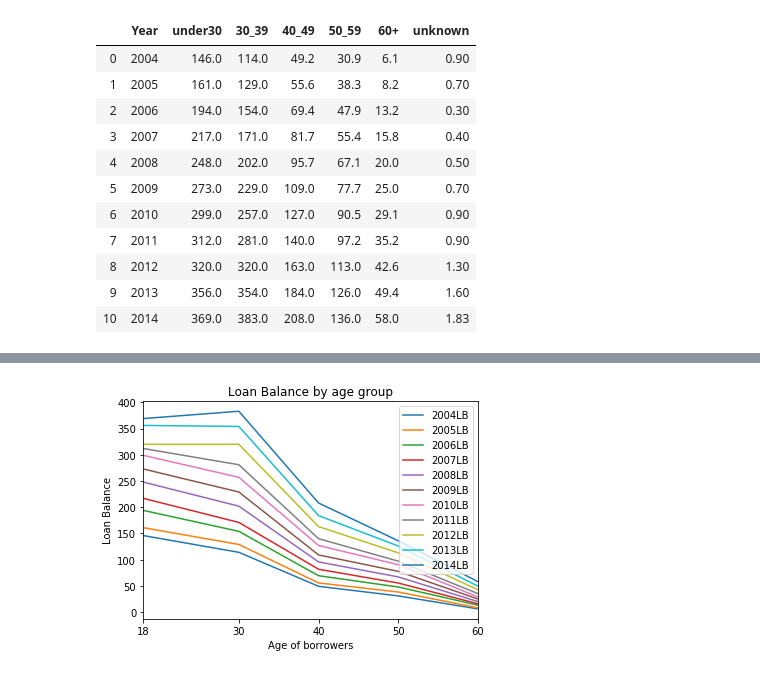
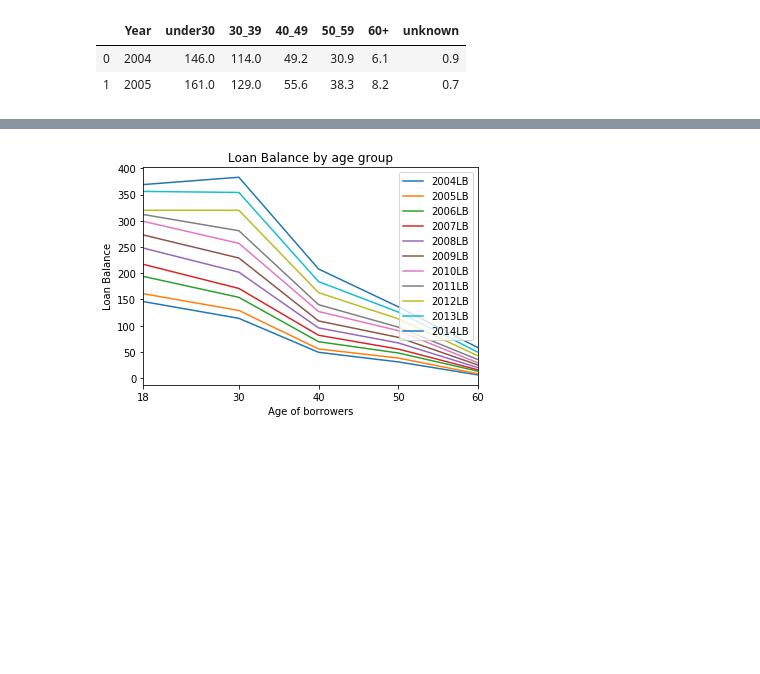
Before and after one commit to AHalarewicz/StudentLoanData, a Jupyter notebook: clean.ipynb, the cells around one changed output, grey strips where cells are left out. Drawn from its saved outputs; the diff is of its cells as text; code cells hidden in the pictures; blank space fills up the shorter version.

```diff
--- a/clean.ipynb
+++ b/clean.ipynb
@@ -67,17 +49,8 @@ income_by_age
 # %%
 # import student load balance by age group
 loan_balance_by_year = pd.read_csv('data/loan-balance-by-age.csv')
-loan_balance_by_year
+loan_balance_by_year.head(2)
 # %% [output]
 |  | Year | under30 | 30_39 | 40_49 | 50_59 | 60+ | unknown |
-| 0 | 2004 | 146.0 | 114.0 | 49.2 | 30.9 | 6.1 | 0.90 |
-| 1 | 2005 | 161.0 | 129.0 | 55.6 | 38.3 | 8.2 | 0.70 |
-| 2 | 2006 | 194.0 | 154.0 | 69.4 | 47.9 | 13.2 | 0.30 |
-| 3 | 2007 | 217.0 | 171.0 | 81.7 | 55.4 | 15.8 | 0.40 |
-| 4 | 2008 | 248.0 | 202.0 | 95.7 | 67.1 | 20.0 | 0.50 |
-| 5 | 2009 | 273.0 | 229.0 | 109.0 | 77.7 | 25.0 | 0.70 |
-| 6 | 2010 | 299.0 | 257.0 | 127.0 | 90.5 | 29.1 | 0.90 |
-| 7 | 2011 | 312.0 | 281.0 | 140.0 | 97.2 | 35.2 | 0.90 |
-| 8 | 2012 | 320.0 | 320.0 | 163.0 | 113.0 | 42.6 | 1.30 |
-| 9 | 2013 | 356.0 | 354.0 | 184.0 | 126.0 | 49.4 | 1.60 |
-| 10 | 2014 | 369.0 | 383.0 | 208.0 | 136.0 | 58.0 | 1.83 |
+| 0 | 2004 | 146.0 | 114.0 | 49.2 | 30.9 | 6.1 | 0.9 |
+| 1 | 2005 | 161.0 | 129.0 | 55.6 | 38.3 | 8.2 | 0.7 |
```
Also changed, not shown: parts of 12 cells of this notebook.
